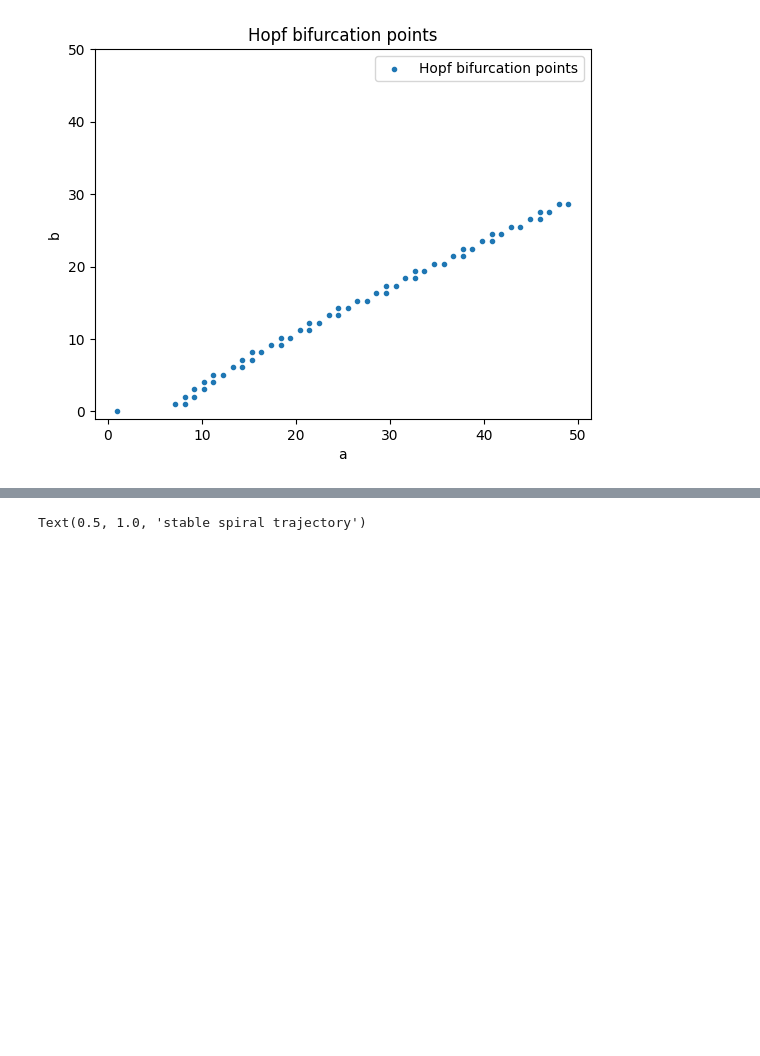
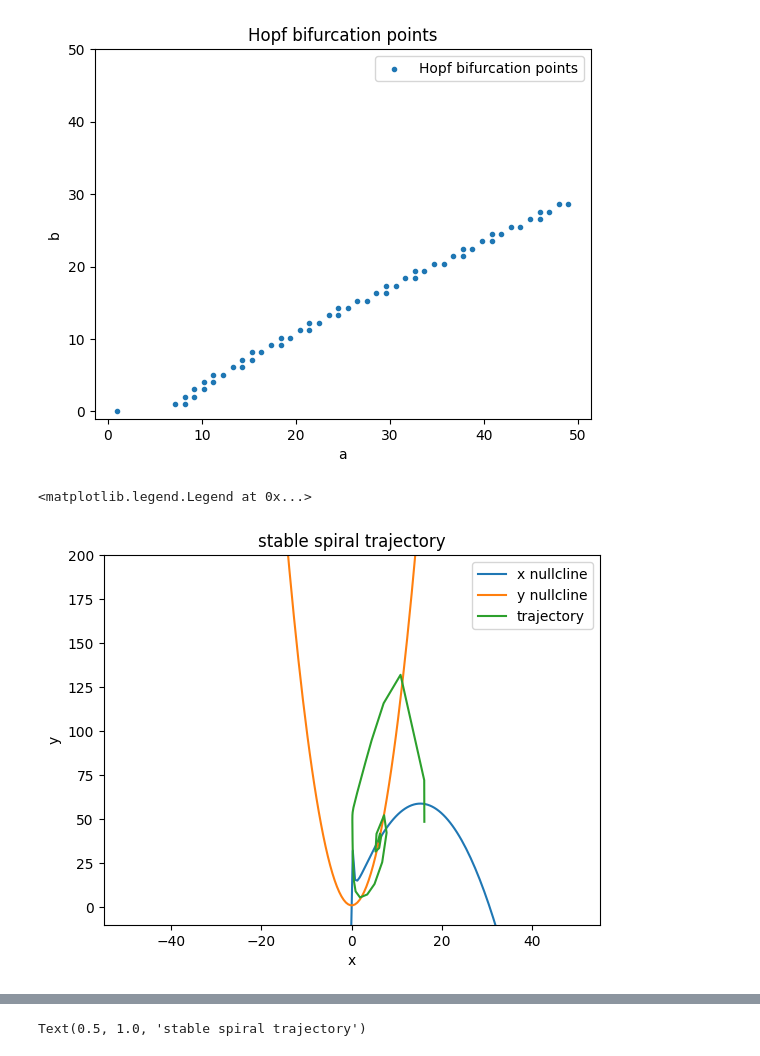
Before and after one commit to WeiLuya/mae119_code, a Jupyter notebook: Q5.ipynb, the cells around one changed output, grey strips where cells are left out. Drawn from its saved outputs; the diff is of its cells as text; code cells hidden in the pictures; blank space fills up the shorter version.

```diff
--- a/Q5.ipynb
+++ b/Q5.ipynb
@@ -79,16 +80,32 @@ ax.set_title('Hopf bifurcation points')
 Text(0.5, 1.0, 'Hopf bifurcation points')
 [figure]
 # %%
-def get_vector_field(a, b):
-    x_points = np.linspace(-200, 200, 400)
-    y_points = np.linspace(-200, 200, 400)
-    X, Y = np.meshgrid(x_points, y_points)
-    Dx = func([X, Y], a, b)
-    return Dx, x_points, y_points
+def get_nullcline(x, a, b):
+    return [(x-a) * (1+x**2) / (-4*x), 1 + x**2]
 
 def explicit_func(t, x, a, b):
     return [a - x[0] - (4*x[0]*x[1])/(1 + x[0]**2), b*x[0] * (1 - x[1]/(1+x[0]**2))]
 
 def get_trajectories(a, b, x):
     trajectory = solve_ivp(explicit_func, [0, 100], x, args=(a, b))
-    return trajectory
+    return trajectory.y
+# %%
+### stable spiral
+x_points = np.linspace(-50, 50, 200)
+a_index = 30
+b_index = 30
+nullclines = get_nullcline(x_points, a_vec[a_index], b_vec[b_index])
+trajectory = get_trajectories(a_vec[a_index], b_vec[b_index], roots[a_index, b_index]+10)
+
+fig, ax = plt.subplots()
+ax.plot(x_points, nullclines[0], label='x nullcline')
+ax.plot(x_points, nullclines[1], label='y nullcline')
+ax.plot(trajectory[0], trajectory[1], label='trajectory')
+ax.set_xlabel('x')
+ax.set_ylabel('y')
+ax.set_title('stable spiral trajectory')
+ax.set_ylim([-10, 200])
+ax.legend()
+# %% [output]
+<matplotlib.legend.Legend at 0x...>
+[figure, added]
```
Also changed, not shown: parts of 5 cells of this notebook.
